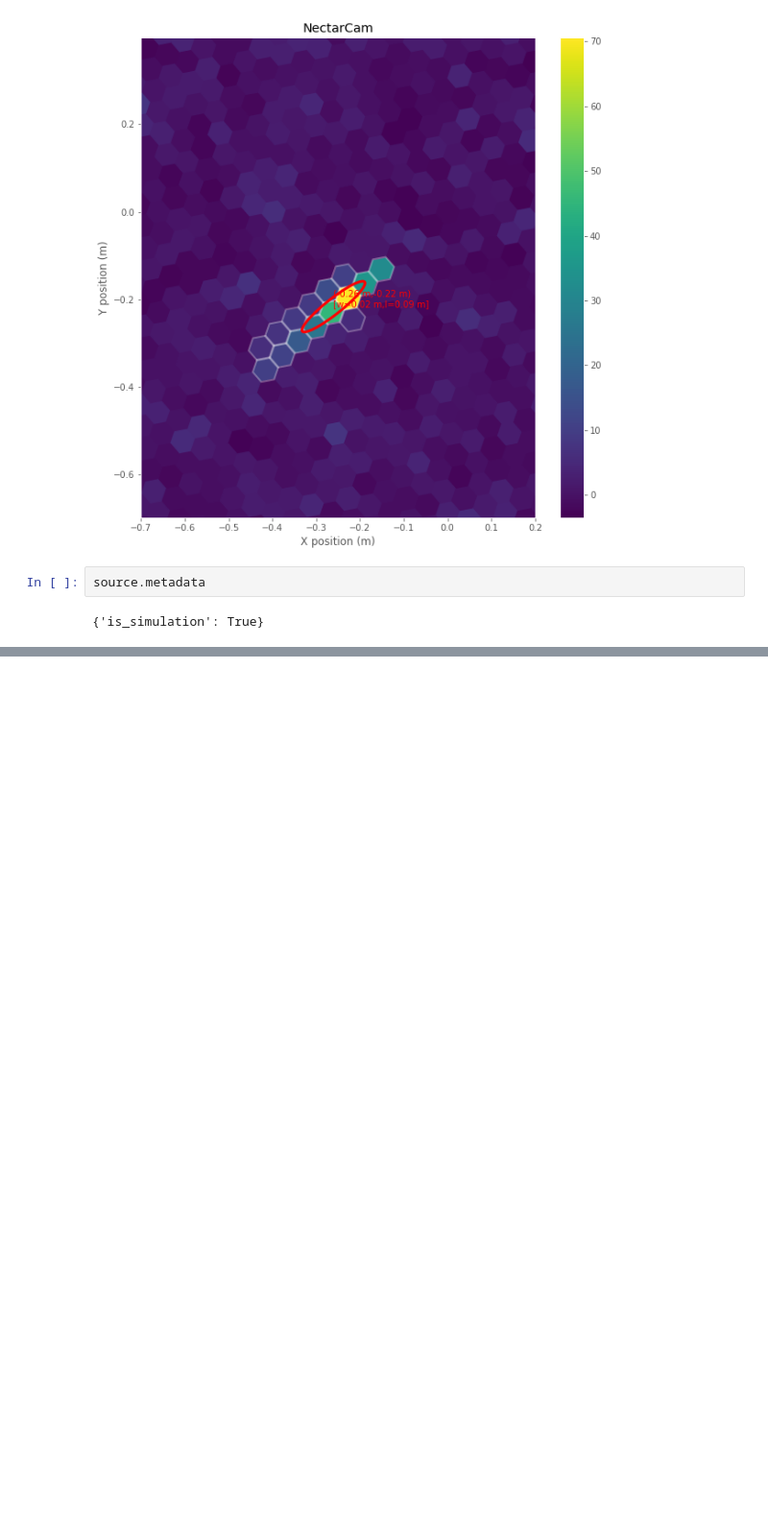
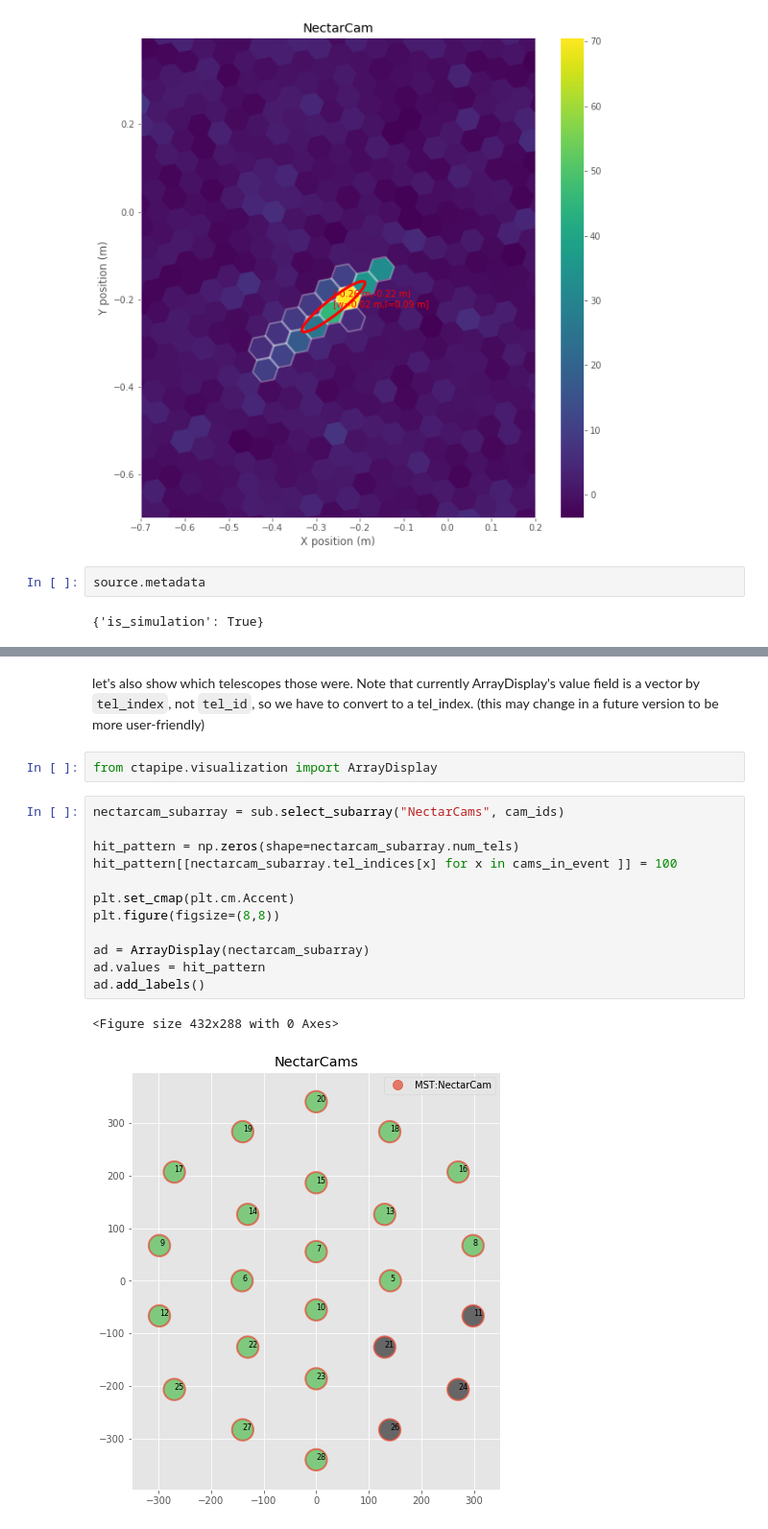
Before and after one commit to cta-observatory/ctapipe, a Jupyter notebook: examples/notebooks/calibrated_data_exploration.ipynb, the cells around one changed output, grey strips where cells are left out. Shown at 96% size. Saved outputs shown, nothing was run; the diff lists cells and outputs as text; blank space fills up the shorter version.

Commit message:
updated calibrated_data_exploration to have more examples

```diff
--- a/examples/notebooks/calibrated_data_exploration.ipynb
+++ b/examples/notebooks/calibrated_data_exploration.ipynb
@@ -177,0 +220,19 @@ source.metadata
+# %% [markdown]
+let's also show which telescopes those were. Note that currently ArrayDisplay's value field is a vector by `tel_index`, not `tel_id`, so we have to convert to a tel_index. (this may change in a future version to be more user-friendly)
+# %%
+from ctapipe.visualization import ArrayDisplay
+# %%
+nectarcam_subarray = sub.select_subarray("NectarCams", cam_ids)
+
+hit_pattern = np.zeros(shape=nectarcam_subarray.num_tels)
+hit_pattern[[nectarcam_subarray.tel_indices[x] for x in cams_in_event ]] = 100
+
+plt.set_cmap(plt.cm.Accent)
+plt.figure(figsize=(8,8))
+
+ad = ArrayDisplay(nectarcam_subarray)
+ad.values = hit_pattern
+ad.add_labels()
+# %% [output]
+<Figure size 432x288 with 0 Axes>
+[figure, added]
```
Also changed, not shown: parts of 12 cells of this notebook.
